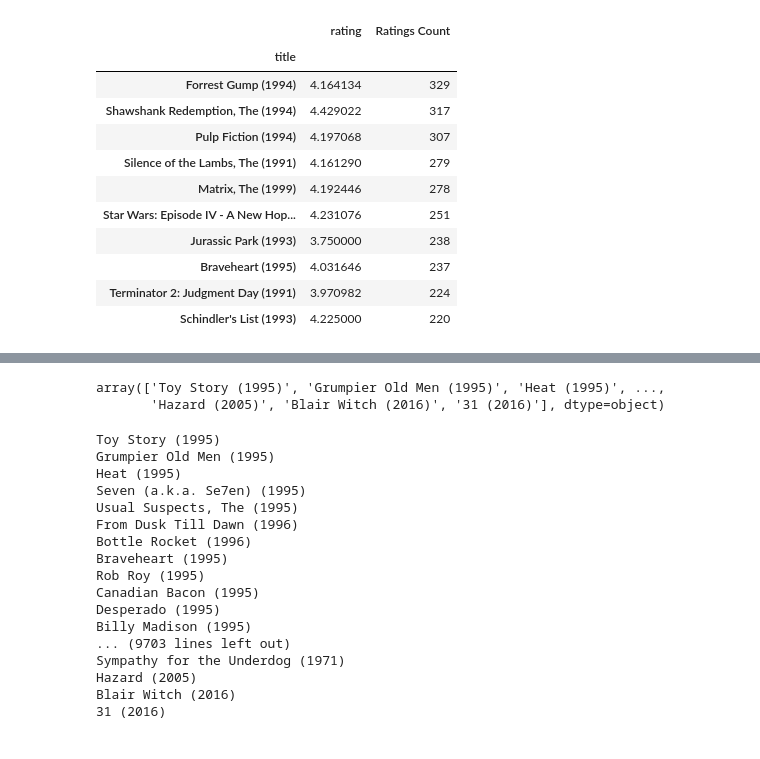
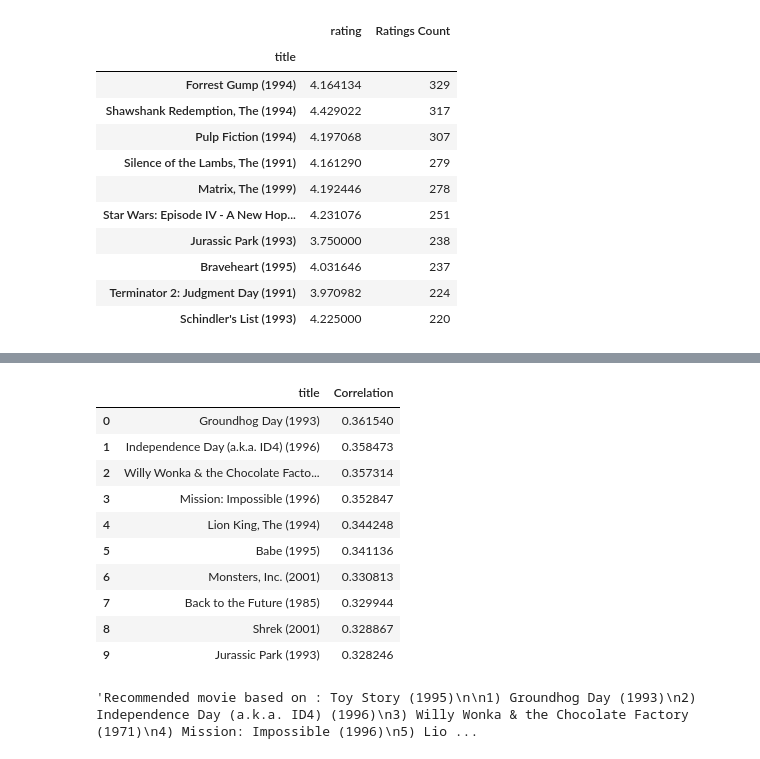
Before and after one commit to sidthree6/movie_recommander_system, a Jupyter notebook: Assignment 1 - Movie Recommender System.ipynb, the cells around one changed output, grey strips where cells are left out. Cells and saved outputs as stored; diff of their text form; code cells hidden in the pictures.

Commit message:
recommendation system perfected

```diff
--- a/Assignment 1 - Movie Recommender System.ipynb
+++ b/Assignment 1 - Movie Recommender System.ipynb
@@ -250,14 +250,15 @@ def getRecommendation(name, num= 10, matrix=mv_matrix):
     corr_movie = corr_movie.join(ratings['Ratings Count'])
 
     #Filtering out movies that have less than 100 reviews, as it will make a lot more sense
-    corr_movie = corr_movie[corr_movie['Ratings Count']>100].sort_values('Correlation',ascending=False).head(num)
+    corr_movie = corr_movie[corr_movie['Ratings Count']>100].sort_values('Correlation',ascending=False).head(num+1)
 
     # Removing first row, because its the movie itself
     corr_movie = corr_movie.iloc[1:]
 
     # Dropping Ratings count column (we dont need it)
     corr_movie = corr_movie.drop('Ratings Count', 1)
+    corr_movie = corr_movie.reset_index()
 
     return corr_movie
 # %%
-getRecommendation('Toy Story (1995)', num=10)
+recommend = getRecommendation('Toy Story (1995)', num=10)
@@ -276,26 +265,14 @@ getRecommendation('Toy Story (1995)', num=10)
-# %%
-df.title.unique()
-# %% [output]
-array(['Toy Story (1995)', 'Grumpier Old Men (1995)', 'Heat (1995)', ...,
-       'Hazard (2005)', 'Blair Witch (2016)', '31 (2016)'], dtype=object)
-# %%
-for i in df.title.unique():
-    print(i)
-# %% [output]
-Toy Story (1995)
-Grumpier Old Men (1995)
-Heat (1995)
-Seven (a.k.a. Se7en) (1995)
-Usual Suspects, The (1995)
-From Dusk Till Dawn (1996)
-Bottle Rocket (1996)
-Braveheart (1995)
-Rob Roy (1995)
-Canadian Bacon (1995)
-Desperado (1995)
-Billy Madison (1995)
-... (9703 lines left out)
-Sympathy for the Underdog (1971)
-Hazard (2005)
-Blair Witch (2016)
-31 (2016)
+# %%
+recommend
+# %% [output]
+|  | title | Correlation |
+| 0 | Groundhog Day (1993) | 0.361540 |
+| 1 | Independence Day (a.k.a. ID4) (1996) | 0.358473 |
+| 2 | Willy Wonka & the Chocolate Facto... | 0.357314 |
+| 3 | Mission: Impossible (1996) | 0.352847 |
+| 4 | Lion King, The (1994) | 0.344248 |
+| 5 | Babe (1995) | 0.341136 |
+| 6 | Monsters, Inc. (2001) | 0.330813 |
+| 7 | Back to the Future (1985) | 0.329944 |
+| 8 | Shrek (2001) | 0.328867 |
+| 9 | Jurassic Park (1993) | 0.328246 |
@@ -301,0 +285,4 @@ Blair Witch (2016)
+# %%
+output
+# %% [output]
+'Recommended movie based on : Toy Story (1995)\n\n1) Groundhog Day (1993)\n2) Independence Day (a.k.a. ID4) (1996)\n3) Willy Wonka & the Chocolate Factory (1971)\n4) Mission: Impossible (1996)\n5) Lio ...
```
Also changed, not shown: parts of 3 cells of this notebook, 1 other file.
